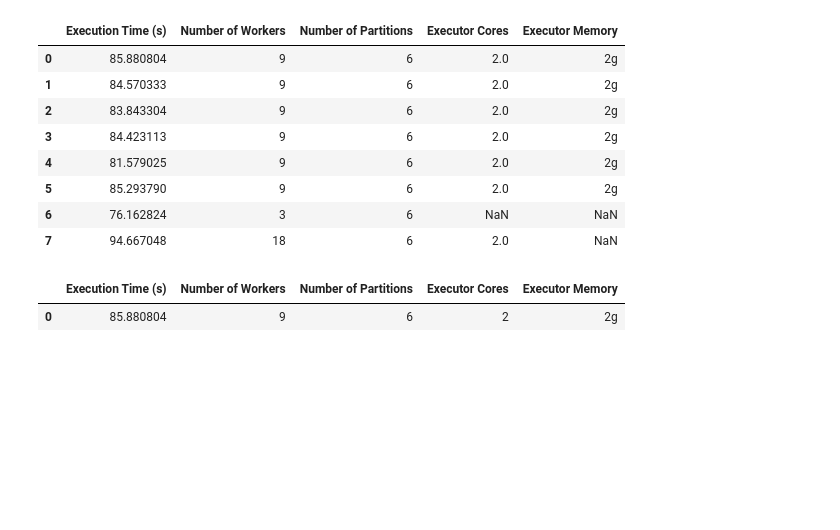
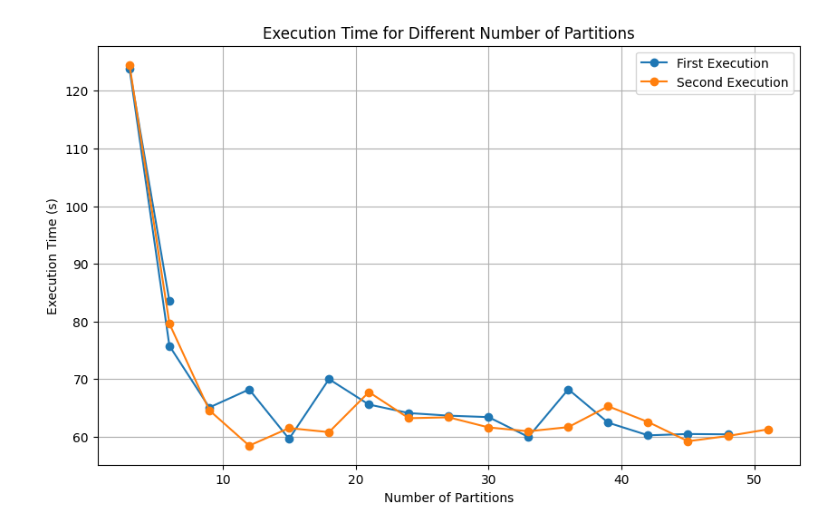
Before and after one commit to ddutjnrevenge-universe/DE_assignments, a Jupyter notebook: 080824/SparkScripts/spark_apps/test.ipynb, the cells around one changed output. Saved outputs shown, nothing was run; the diff lists cells and outputs as text; code cells hidden in the pictures; blank space fills up the shorter version.

Commit message:
performance tracking for job execution time

```diff
--- a/080824/SparkScripts/spark_apps/test.ipynb
+++ b/080824/SparkScripts/spark_apps/test.ipynb
@@ -1,21 +1,23 @@
 # %%
 import pandas as pd
 import numpy as np
-# %%
-df = pd.read_csv(r'F:\FPT\DE_assignments\080824\SparkScripts\input\results\execution_statistics.csv')
-df
-# %% [output]
-|  | Execution Time (s) | Number of Workers | Number of Partitions | Executor Cores | Executor Memory |
-| 0 | 85.880804 | 9 | 6 | 2.0 | 2g |
-| 1 | 84.570333 | 9 | 6 | 2.0 | 2g |
-| 2 | 83.843304 | 9 | 6 | 2.0 | 2g |
-| 3 | 84.423113 | 9 | 6 | 2.0 | 2g |
-| 4 | 81.579025 | 9 | 6 | 2.0 | 2g |
-| 5 | 85.293790 | 9 | 6 | 2.0 | 2g |
-| 6 | 76.162824 | 3 | 6 | NaN | NaN |
-| 7 | 94.667048 | 18 | 6 | 2.0 | NaN |
-# %%
-df
-# %% [output]
-|  | Execution Time (s) | Number of Workers | Number of Partitions | Executor Cores | Executor Memory |
-| 0 | 85.880804 | 9 | 6 | 2 | 2g |
+# %%
+import matplotlib.pyplot as plt
+
+df1 = pd.read_csv(r'F:\FPT\DE_assignments\080824\SparkScripts\input\results\execution_statistics.csv')
+df2 = pd.read_csv(r'F:\FPT\DE_assignments\080824\SparkScripts\input\results\execution_statistics_2.csv')
+# df.sort_values(by='Execution Time (s)', ascending=True)
+
+# Plot 2 separate line for each df
+# plot 2 separate lines for df1 and df2
+plt.figure(figsize=(10, 6))
+plt.plot(df1['Number of Partitions'], df1['Execution Time (s)'], marker='o', label='First Execution')
+plt.plot(df2['Number of Partitions'], df2['Execution Time (s)'], marker='o', label='Second Execution')
+plt.title('Execution Time for Different Number of Partitions')
+plt.xlabel('Number of Partitions')
+plt.ylabel('Execution Time (s)')
+plt.grid(True)
+plt.legend()
+plt.show()
+# %% [output]
+[figure, added]
```
Also changed, not shown: parts of 2 cells of this notebook, 2 other files.
